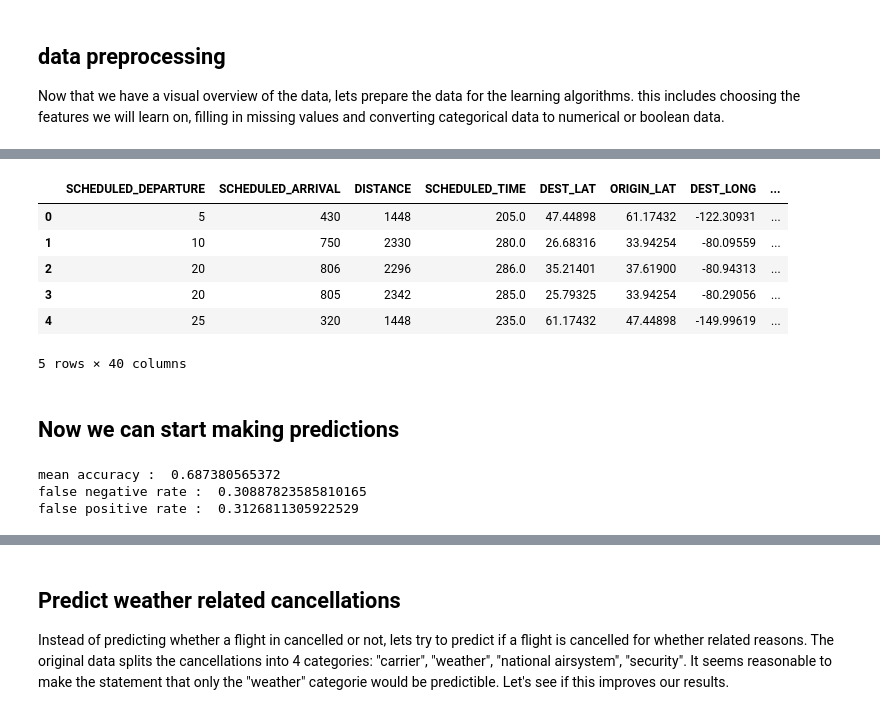
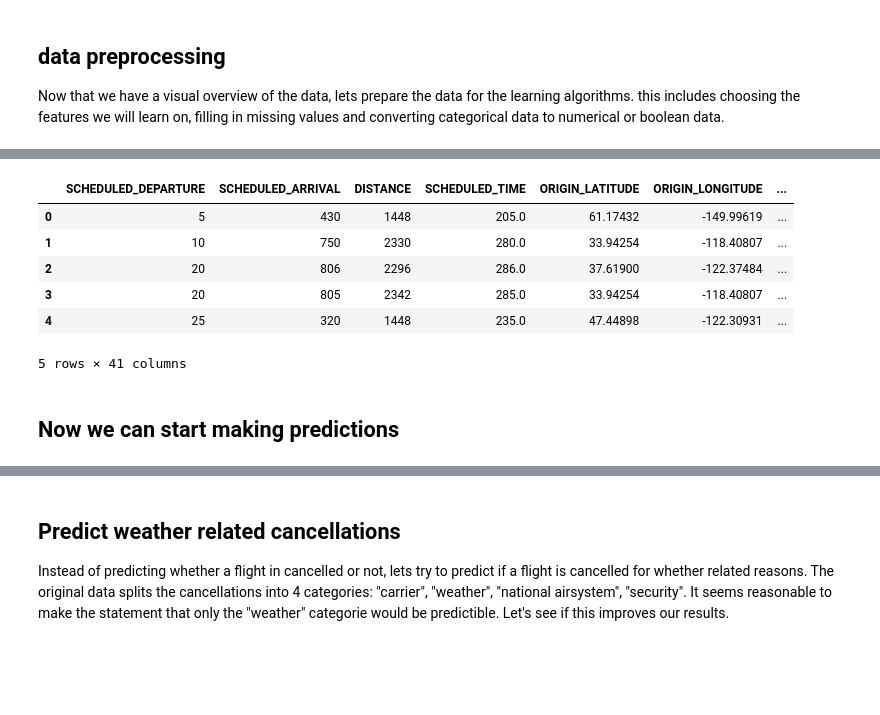
Before and after one commit to kmmaller/flight-delays, a Jupyter notebook: US Flight Delays.ipynb, the cells around one changed output, grey strips where cells are left out. Drawn from its saved outputs; the diff is of its cells as text; code cells hidden in the pictures; blank space fills up the shorter version.

```diff
--- a/US Flight Delays.ipynb
+++ b/US Flight Delays.ipynb
@@ -233,19 +204,53 @@ None
-# %%
-'''We will need to create dummy variables for each of the categorical features in order to use this feature
-in the learning algorithms.  This can be easily done using the pandas library.  Even though month and day can be represented
-as integers, its still categorical data and the numbers dont have analytical meaning'''
-X = pd.concat([X, pd.get_dummies(X['AIRLINE'])], axis=1).drop(['AIRLINE'],axis=1)
-X = pd.concat([X, pd.get_dummies(X['MONTH'],prefix="MONTH")], axis=1).drop(['MONTH'],axis=1)
-X = pd.concat([X, pd.get_dummies(X['DAY_OF_WEEK'],prefix="DAY")], axis=1).drop(['DAY_OF_WEEK'],axis=1)
-X.head()
-# %% [output]
-|  | SCHEDULED_DEPARTURE | SCHEDULED_ARRIVAL | DISTANCE | SCHEDULED_TIME | DEST_LAT | ORIGIN_LAT | DEST_LONG | ... |
-| 0 | 5 | 430 | 1448 | 205.0 | 47.44898 | 61.17432 | -122.30931 | ... |
-| 1 | 10 | 750 | 2330 | 280.0 | 26.68316 | 33.94254 | -80.09559 | ... |
-| 2 | 20 | 806 | 2296 | 286.0 | 35.21401 | 37.61900 | -80.94313 | ... |
-| 3 | 20 | 805 | 2342 | 285.0 | 25.79325 | 33.94254 | -80.29056 | ... |
-| 4 | 25 | 320 | 1448 | 235.0 | 61.17432 | 47.44898 | -149.99619 | ... |
-5 rows × 40 columns
+# %%
+'''lets write a function that allows us to easily process the data based on the different features and
+   predictors we use
+'''
+def preprocess(dataframe,features,dummy_features, predictor, reason='B'):
+    '''chose list of features, dummy_features within features, the predictor and the reason (A,B,C,D) is applicible.
+       returns dataframe with relevant features, missing values removed and dummy features in place.'''
+    if predictor == ["CANCELLED"]:
+        y = dataframe[predictor]
+    else:
+        # fillna values with 0
+        y = dataframe[['CANCELLATION_REASON']].fillna(value=0)
+        # create dummies for each of the reasons A,B,C,D and 0, but use only the reason column
+        y = pd.get_dummies(y['CANCELLATION_REASON'],prefix="REASON")[['REASON_' + reason]]
+
+    # features matrix.
+    processed = dataframe[features]
+    # combine with y, to drop NaN values
+    processed = pd.concat([processed,y],axis=1)
+    processed = processed.dropna()
+
+    # create dummy features for categorical features, save new feature names to a new list
+    new_dummy_features = []
+    for feature in dummy_features:
+        dummy_df = pd.get_dummies(processed[feature],prefix=feature)
+        new_dummy_features.append(list(dummy_df.columns))
+        processed = pd.concat([processed,dummy_df], axis=1).drop([feature],axis=1)
+
+    #flatten list of new dummy feature names
+    new_dummy_features = [item for sublist in new_dummy_features for item in sublist]
+
+    return processed,new_dummy_features
+# %%
+''' sets features and predictors. for example here we want to predict if a flight is cancelled regardless of the reason'''
+features = ["MONTH","DAY_OF_WEEK","AIRLINE","SCHEDULED_DEPARTURE","SCHEDULED_ARRIVAL",
+                       "DISTANCE", "SCHEDULED_TIME","ORIGIN_LATITUDE","ORIGIN_LONGITUDE",
+                       "DESTINATION_LATITUDE","DESTINATION_LONGITUDE"]
+dummy_features = ["MONTH","DAY_OF_WEEK","AIRLINE"]
+predictor = ["CANCELLED"]
+
+processed,new_dummy_features = preprocess(df3,features,dummy_features,predictor)
+processed.head()
+# %% [output]
+|  | SCHEDULED_DEPARTURE | SCHEDULED_ARRIVAL | DISTANCE | SCHEDULED_TIME | ORIGIN_LATITUDE | ORIGIN_LONGITUDE | ... |
+| 0 | 5 | 430 | 1448 | 205.0 | 61.17432 | -149.99619 | ... |
+| 1 | 10 | 750 | 2330 | 280.0 | 33.94254 | -118.40807 | ... |
+| 2 | 20 | 806 | 2296 | 286.0 | 37.61900 | -122.37484 | ... |
+| 3 | 20 | 805 | 2342 | 285.0 | 33.94254 | -118.40807 | ... |
+| 4 | 25 | 320 | 1448 | 235.0 | 47.44898 | -122.30931 | ... |
+5 rows × 41 columns
 # %% [markdown]
 ## Now we can start making predictions
 # %%
@@ -292,7 +267,0 @@ predictions = clf.predict(X_test_final)
-# %%
-print("mean accuracy : ",clf.score(X_test_final, y_test) )
-display_metrics(y_test,predictions)
-# %% [output]
-mean accuracy :  0.687380565372
-false negative rate :  0.30887823585810165
-false positive rate :  0.3126811305922529
```
Also changed, not shown: parts of 20 cells of this notebook, 2 other files.
